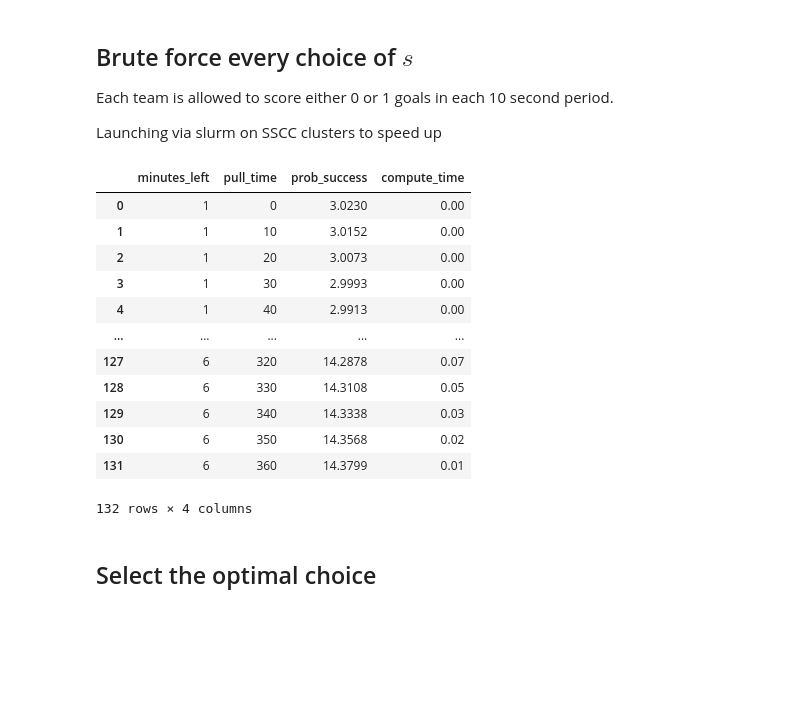
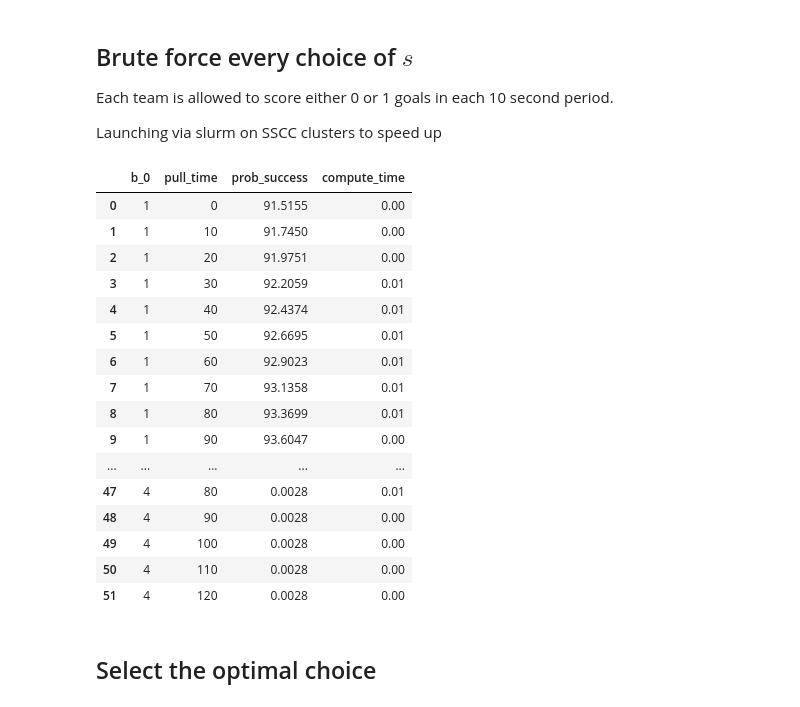
Before and after one commit to ryan-moreno/CS524-project, a Jupyter notebook: optimization/brute_force_model.ipynb, the cells around one changed output. Cells and saved outputs as stored; diff of their text form; code cells hidden in the pictures; blank space fills up the shorter version.

Commit message:
Vary initial score

```diff
--- a/optimization/brute_force_model.ipynb
+++ b/optimization/brute_force_model.ipynb
@@ -35,12 +35,12 @@ p_a2 = 5.35 * 10**-3 # This gave something interesting with 2 minutes left in th
 # %%
 # Let's say the current score is 1 - 2
 a_0 = 1
-b_0 = 2
+# b_0 = 2
 
-minutes_left_options = [1, 2, 3, 4, 5, 6]
+their_score_options = [1, 2, 3, 4]
 
-# # 2 minutes left
-# minutes_left = 2
+# 2 minutes left
+minutes_left = 2
 # %% [markdown]
 ## Brute force every choice of $s$
 
@@ -55,7 +55,7 @@ decisions_df = pd.DataFrame(columns = [
 
 results = []
 
-for minutes_left in minutes_left_options:
+for b_0 in their_score_options:
     T = minutes_left * 6  # number of 10 second periods left in the game
 
     #  Try out each possible time to pull the goalie
@@ -93,48 +93,52 @@ for minutes_left in minutes_left_options:
                         a = a_0 + g_a1 + g_a2
                         b = b_0 + g_b1 + g_b2
 
                         # Success if we win or tie
                         success = (a >= b)
 
                         prob_success = prob_success + prob * success
                         # display(f"    prob_ga1={prob_ga1}, prob_gb1={prob_gb1}, prob_ga2={prob_ga2}, prob_gb2={prob_gb2}")
                         # display(
                         #     f"  ga1={g_a1}, gb1={g_b1}, ga2={g_a2}, gb2={g_b2}, success: {success}, probability: {prob}"
                         # )
 
         prob_success = round(prob_success * 100, 4)
 
         end_time = time.time()
         elapsed_time = end_time - start_time
         elapsed_time = round(elapsed_time, 2)
 
         # display(f"Pull time: {s * 10} seconds, num_arrangements: {num_arrangements} Probability of success: {prob_success}, Compute time: {elapsed_time}")
 
         results.append({
-            "minutes_left": minutes_left,
+            "b_0": b_0,
             "pull_time": s*10,
             "prob_success": prob_success,
             "compute_time": elapsed_time
         })
 
 decisions_df = pd.DataFrame(results)
 display(decisions_df)
 
-decisions_df.to_pickle("results/down1to2_vary-minutesleft.pkl")
+decisions_df.to_pickle("results/2minleft_vary_score.pkl")
 # %% [output]
-|  | minutes_left | pull_time | prob_success | compute_time |
-| 0 | 1 | 0 | 3.0230 | 0.00 |
-| 1 | 1 | 10 | 3.0152 | 0.00 |
-| 2 | 1 | 20 | 3.0073 | 0.00 |
-| 3 | 1 | 30 | 2.9993 | 0.00 |
-| 4 | 1 | 40 | 2.9913 | 0.00 |
+|  | b_0 | pull_time | prob_success | compute_time |
+| 0 | 1 | 0 | 91.5155 | 0.00 |
+| 1 | 1 | 10 | 91.7450 | 0.00 |
+| 2 | 1 | 20 | 91.9751 | 0.00 |
+| 3 | 1 | 30 | 92.2059 | 0.01 |
+| 4 | 1 | 40 | 92.4374 | 0.01 |
+| 5 | 1 | 50 | 92.6695 | 0.01 |
+| 6 | 1 | 60 | 92.9023 | 0.01 |
+| 7 | 1 | 70 | 93.1358 | 0.01 |
+| 8 | 1 | 80 | 93.3699 | 0.01 |
+| 9 | 1 | 90 | 93.6047 | 0.00 |
 | ... | ... | ... | ... | ... |
-| 127 | 6 | 320 | 14.2878 | 0.07 |
-| 128 | 6 | 330 | 14.3108 | 0.05 |
-| 129 | 6 | 340 | 14.3338 | 0.03 |
-| 130 | 6 | 350 | 14.3568 | 0.02 |
-| 131 | 6 | 360 | 14.3799 | 0.01 |
+| 47 | 4 | 80 | 0.0028 | 0.01 |
+| 48 | 4 | 90 | 0.0028 | 0.00 |
+| 49 | 4 | 100 | 0.0028 | 0.00 |
+| 50 | 4 | 110 | 0.0028 | 0.00 |
+| 51 | 4 | 120 | 0.0028 | 0.00 |
-132 rows × 4 columns
 # %% [markdown]
 ## Select the optimal choice
 # %%
```
Also changed, not shown: 2 other files.
